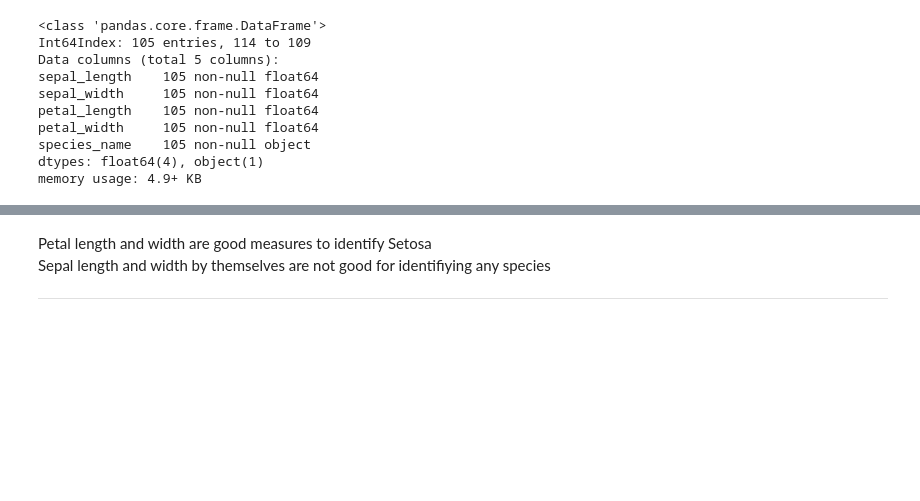
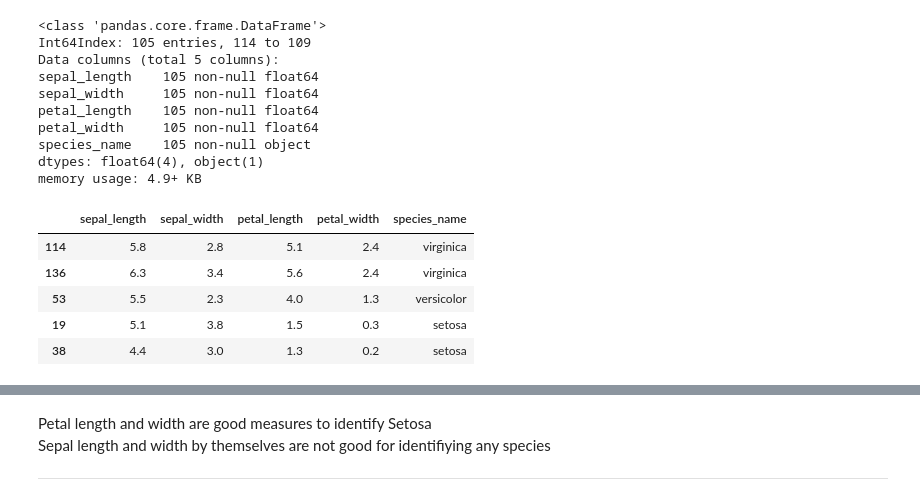
Before and after one commit to ravinder79/classification, a Jupyter notebook: classification_exercises.ipynb, the cells around one changed output, grey strips where cells are left out. Drawn from its saved outputs; the diff is of its cells as text; code cells hidden in the pictures; blank space fills up the shorter version.

```diff
--- a/classification_exercises.ipynb
+++ b/classification_exercises.ipynb
@@ -504,4 +524,13 @@ petal_width     105 non-null float64
 species_name    105 non-null object
 dtypes: float64(4), object(1)
 memory usage: 4.9+ KB
+# %%
+train.head()
+# %% [output]
+|  | sepal_length | sepal_width | petal_length | petal_width | species_name |
+| 114 | 5.8 | 2.8 | 5.1 | 2.4 | virginica |
+| 136 | 6.3 | 3.4 | 5.6 | 2.4 | virginica |
+| 53 | 5.5 | 2.3 | 4.0 | 1.3 | versicolor |
+| 19 | 5.1 | 3.8 | 1.5 | 0.3 | setosa |
+| 38 | 4.4 | 3.0 | 1.3 | 0.2 | setosa |
 # %%
```
Also changed, not shown: parts of 5 cells of this notebook.
